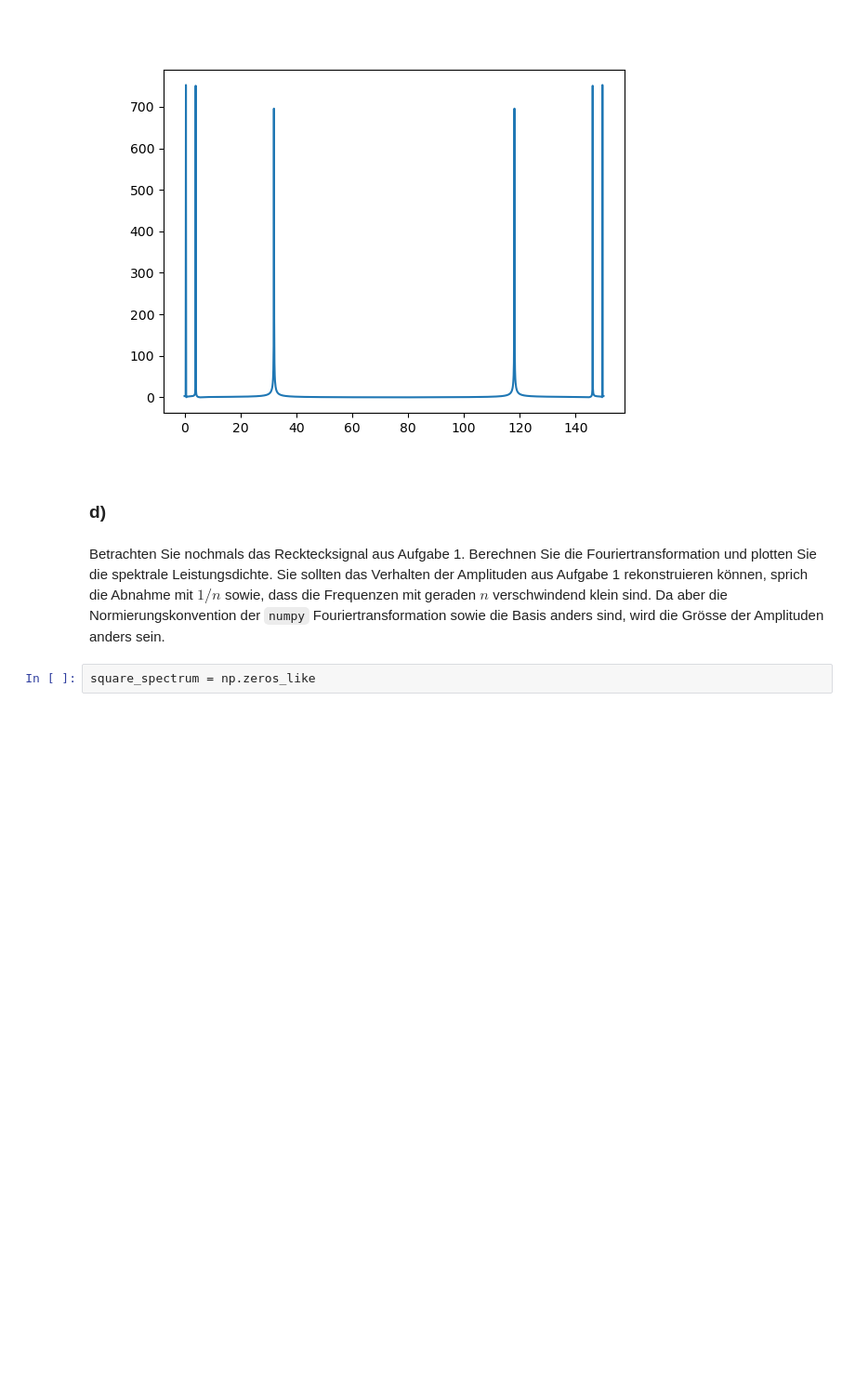
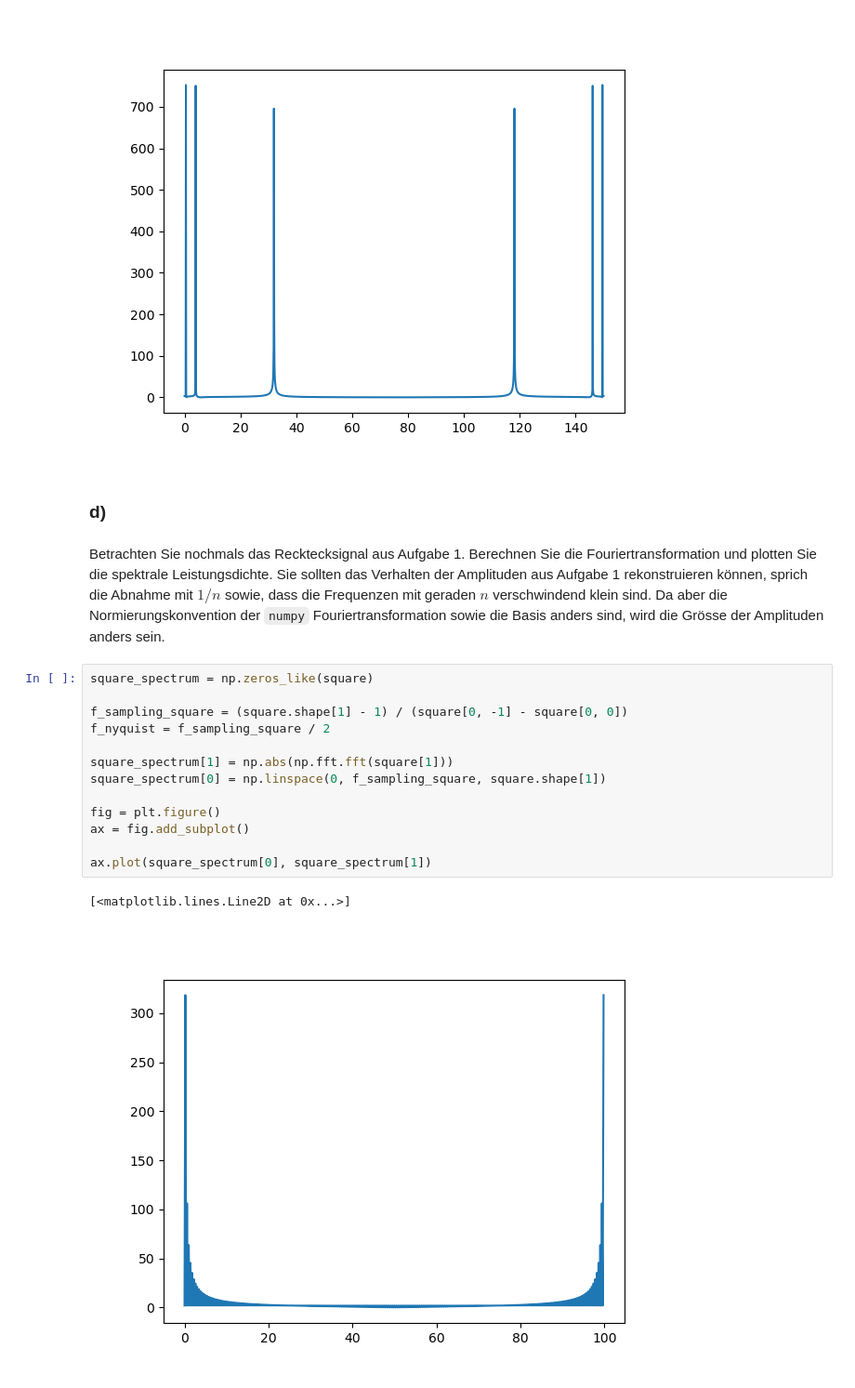
Before and after one commit to Qjasch/Datenanalyse, a Jupyter notebook: Exercises/Ex06/Fouriertransformation.ipynb, the cells around one changed output. Shown at 93% size. Saved outputs shown, nothing was run; the diff lists cells and outputs as text; blank space fills up the shorter version.

```diff
--- a/Exercises/Ex06/Fouriertransformation.ipynb
+++ b/Exercises/Ex06/Fouriertransformation.ipynb
@@ -150,5 +150,19 @@ ax.plot(spectrum[0], spectrum[1])
 ###  d)
 # %% [markdown]
 Betrachten Sie nochmals das Recktecksignal aus Aufgabe 1. Berechnen Sie die Fouriertransformation und plotten Sie die spektrale Leistungsdichte. Sie sollten das Verhalten der Amplituden aus Aufgabe 1 rekonstruieren können, sprich die Abnahme mit $1/n$ sowie, dass die Frequenzen mit geraden $n$ verschwindend klein sind. Da aber die Normierungskonvention der `numpy` Fouriertransformation sowie die Basis anders sind, wird die Grösse der Amplituden anders sein.
-# %%
-square_spectrum = np.zeros_like
+# %%
+square_spectrum = np.zeros_like(square)
+
+f_sampling_square = (square.shape[1] - 1) / (square[0, -1] - square[0, 0])
+f_nyquist = f_sampling_square / 2
+
+square_spectrum[1] = np.abs(np.fft.fft(square[1]))
+square_spectrum[0] = np.linspace(0, f_sampling_square, square.shape[1])
+
+fig = plt.figure()
+ax = fig.add_subplot()
+
+ax.plot(square_spectrum[0], square_spectrum[1])
+# %% [output]
+[<matplotlib.lines.Line2D at 0x...>]
+[figure, added]
```
Also changed, not shown: 15 other files.
